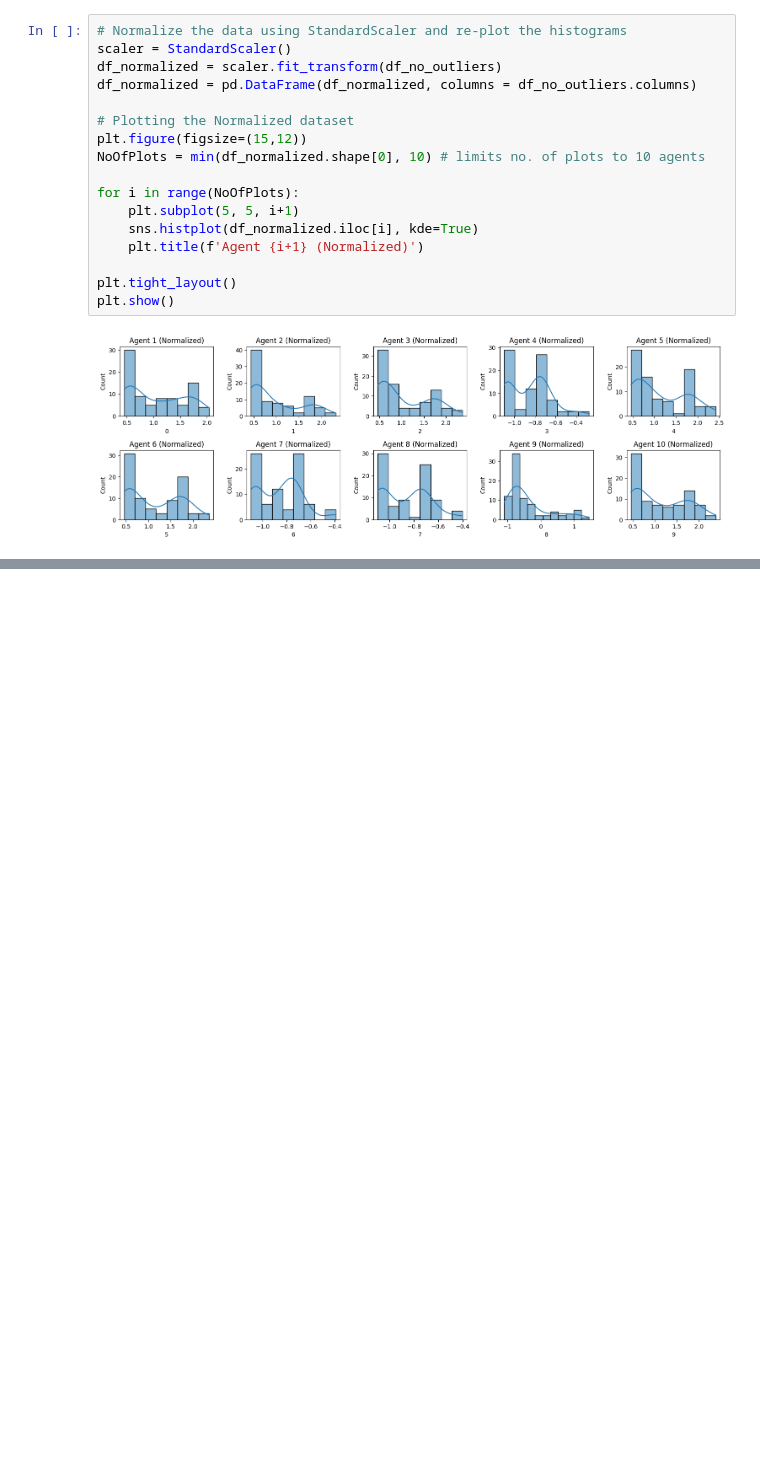
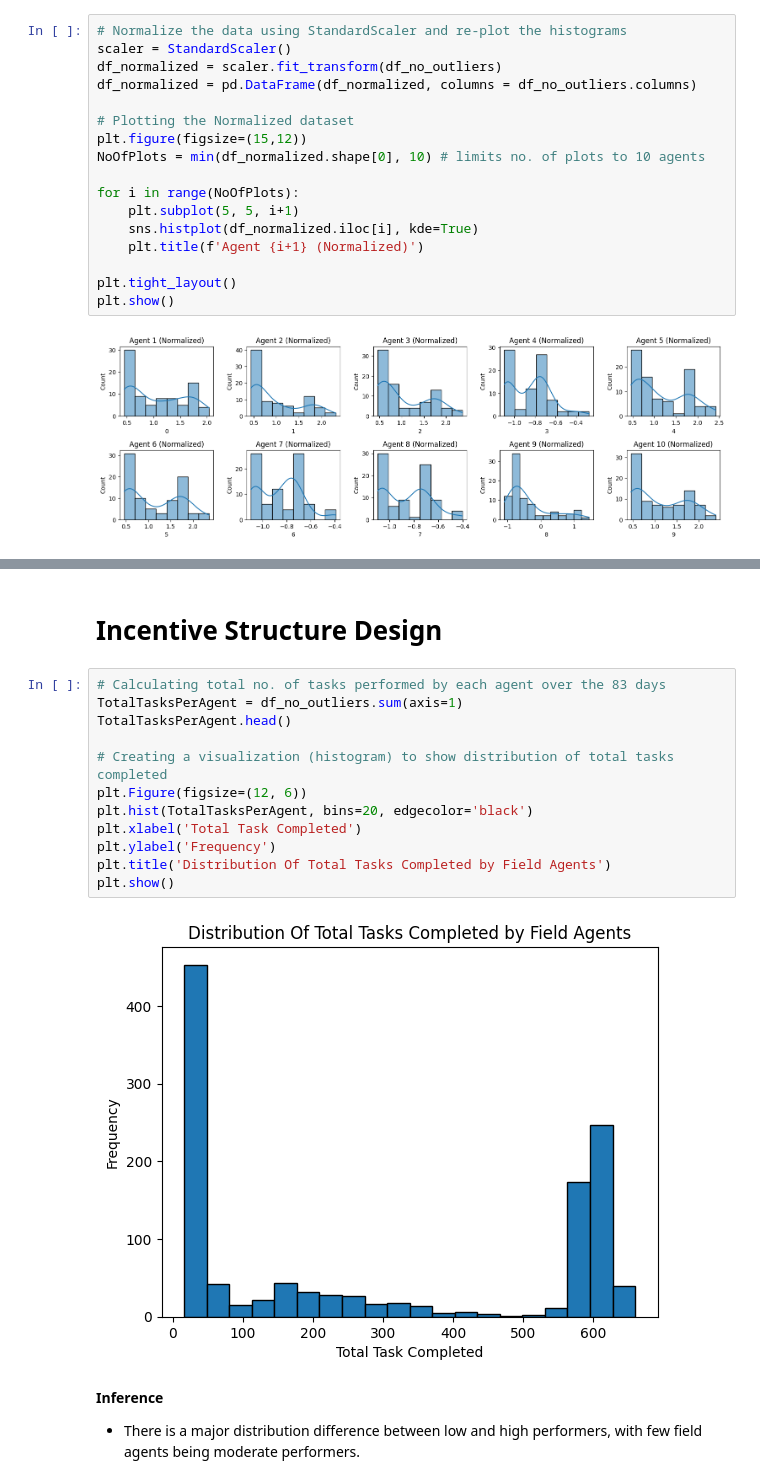
Before and after one commit to ken-warren/IncentiveStructure, a Jupyter notebook: IncentivesStructure.ipynb, the cells around one changed output, grey strips where cells are left out. Cells and saved outputs as stored; diff of their text form; blank space fills up the shorter version.

```diff
--- a/IncentivesStructure.ipynb
+++ b/IncentivesStructure.ipynb
@@ -218,0 +280,19 @@ plt.show()
+# %% [markdown]
+# Incentive Structure Design
+# %%
+# Calculating total no. of tasks performed by each agent over the 83 days
+TotalTasksPerAgent = df_no_outliers.sum(axis=1)
+TotalTasksPerAgent.head()
+
+# Creating a visualization (histogram) to show distribution of total tasks completed
+plt.Figure(figsize=(12, 6))
+plt.hist(TotalTasksPerAgent, bins=20, edgecolor='black')
+plt.xlabel('Total Task Completed')
+plt.ylabel('Frequency')
+plt.title('Distribution Of Total Tasks Completed by Field Agents')
+plt.show()
+# %% [output]
+[figure, added]
+# %% [markdown]
+**Inference**
+- There is a major distribution difference between low and high performers, with few field agents being moderate performers.
```
Also changed, not shown: parts of 9 cells of this notebook.
